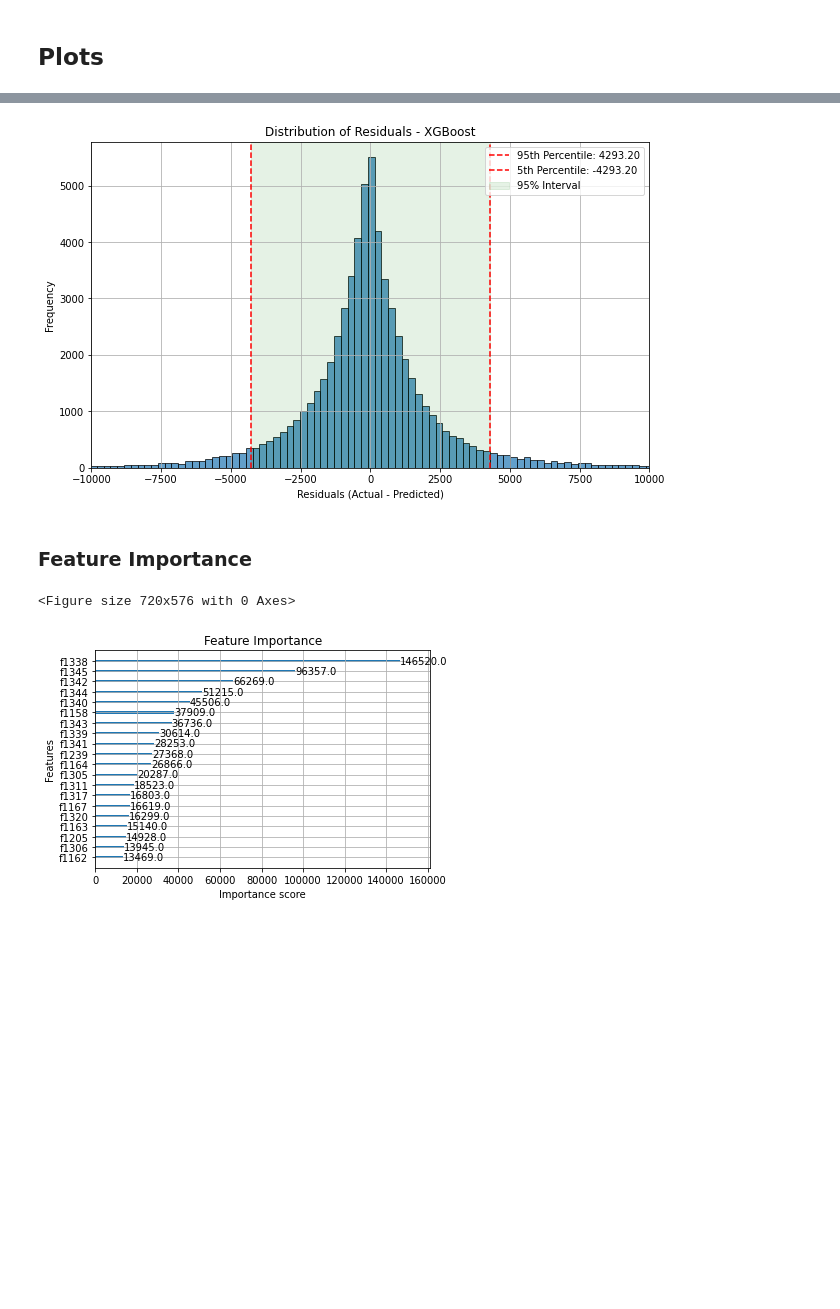
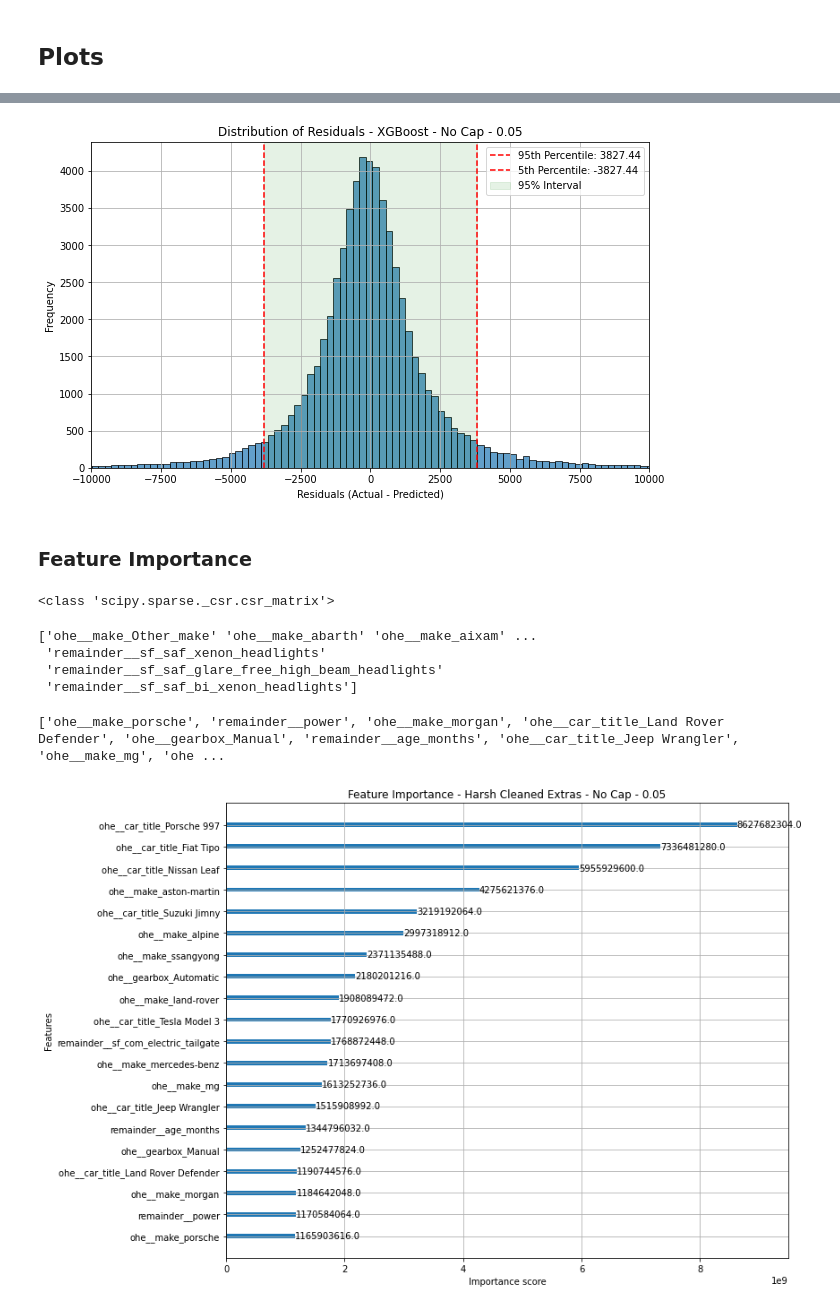
Before and after one commit to dfoddav2/SS25-capstone-project, a Jupyter notebook: prediction/harshly_cleaned_extras_price_prediction_xgboost.ipynb, the cells around one changed output, grey strips where cells are left out. Saved outputs shown, nothing was run; the diff lists cells and outputs as text; code cells hidden in the pictures; blank space fills up the shorter version.

Commit message:
chore: finished extras harshly cleaned predictions

```diff
--- a/prediction/harshly_cleaned_extras_price_prediction_xgboost.ipynb
+++ b/prediction/harshly_cleaned_extras_price_prediction_xgboost.ipynb
@@ -769,4 +1028,6 @@ plt.show()
 # %%
+residuals = y_test - y_test_pred_no_cap_05
+
 # Calculate the 95th percentile of the residuals
 percentile_95 = np.percentile(residuals, 95)
 
@@ -774,7 +1035,7 @@ plt.figure(figsize=(10, 6))
 plt.hist(residuals, bins=400, edgecolor='k', alpha=0.7)
 plt.xlabel('Residuals (Actual - Predicted)')
 plt.ylabel('Frequency')
-plt.title('Distribution of Residuals - XGBoost')
+plt.title('Distribution of Residuals - XGBoost - No Cap - 0.05')
 
 # Add vertical lines for the 95th percentile
 plt.axvline(x=percentile_95, color='r', linestyle='--', label=f'95th Percentile: {percentile_95:.2f}')
@@ -788,14 +1049,54 @@ plt.xlim(-10000, 10000)
 plt.legend()
 plt.show()
 # %% [output]
-[figure, old version]
+[figure, new version]
 # %% [markdown]
 ### Feature Importance
+# %%
+print(type(X_train_final))
+# %% [output]
+<class 'scipy.sparse._csr.csr_matrix'>
+# %%
+feature_names = preprocessor.get_feature_names_out(input_features=X_train_processed.columns)
+print(feature_names)
+# %% [output]
+['ohe__make_Other_make' 'ohe__make_abarth' 'ohe__make_aixam' ...
+ 'remainder__sf_saf_xenon_headlights'
+ 'remainder__sf_saf_glare_free_high_beam_headlights'
+ 'remainder__sf_saf_bi_xenon_headlights']
+# %%
+# Assuming you have your model (no_cap_model_05) and feature_names list already
+# First, get the Booster object
+booster = no_cap_model_05.get_booster()
+
+# Now get the importance scores from the Booster
+importance_scores = booster.get_score(importance_type='gain')  # Get importance scores as a dict
+
+# Convert to a sorted list of (feature_index, score) tuples
+# Note: XGBoost returns features as 'f0', 'f1', etc., so we need to extract the indices
+features = sorted(importance_scores.items(), key=lambda x: x[1], reverse=True)  # Sort by score descending
+top_20_indices = [int(feature[0][1:]) for feature in features[:20]]  # Extract indices (e.g., from 'f0' to 0)
+top_20_scores = [features[i][1] for i in range(20)]  # Just for reference, if needed
+
+# Now map these indices to your feature_names list
+top_20_feature_names = [feature_names[index] for index in top_20_indices]
+
+print(top_20_feature_names)  # Verify these are the correct names for the top 20 features
+# %% [output]
+['ohe__make_porsche', 'remainder__power', 'ohe__make_morgan', 'ohe__car_title_Land Rover Defender', 'ohe__gearbox_Manual', 'remainder__age_months', 'ohe__car_title_Jeep Wrangler', 'ohe__make_mg', 'ohe ...
 # %%
-plt.figure(figsize=(10, 8))
-xgb.plot_importance(final_model, max_num_features=20)
-plt.title("Feature Importance")
+# Create the figure and axis explicitly, just like in the baseline
+fig, ax = plt.subplots(figsize=(12, 8))
+
+# Plot the importance on the specific axis
+xgb.plot_importance(no_cap_model_05, ax=ax, importance_type='gain', max_num_features=20)
+
+# Set the y-tick labels for the top 20 features
+ax.set_yticklabels(top_20_feature_names)  # Make sure top_20_feature_names is defined from your previous steps
+
+# Add title and tighten layout
+plt.title("Feature Importance - Harsh Cleaned Extras - No Cap - 0.05")
+plt.tight_layout()  # This helps with spacing and readability
 plt.show()
 # %% [output]
-<Figure size 720x576 with 0 Axes>
-[figure, old version]
+[figure, new version]
```
Also changed, not shown: parts of 24 cells of this notebook, 4 other files.
